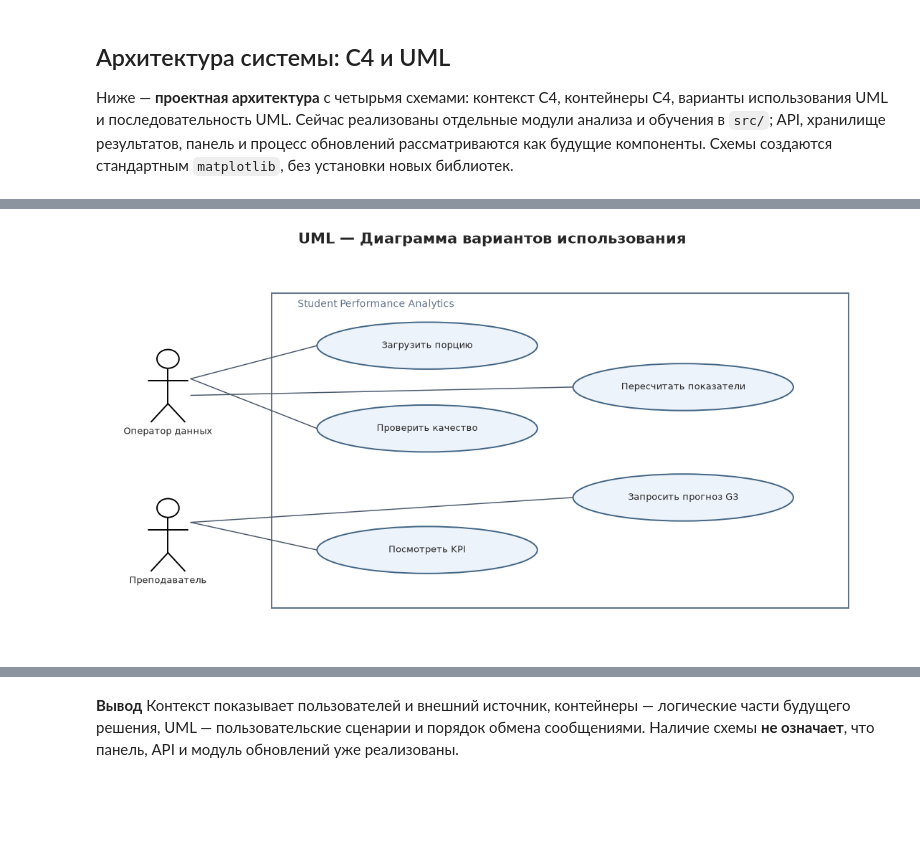
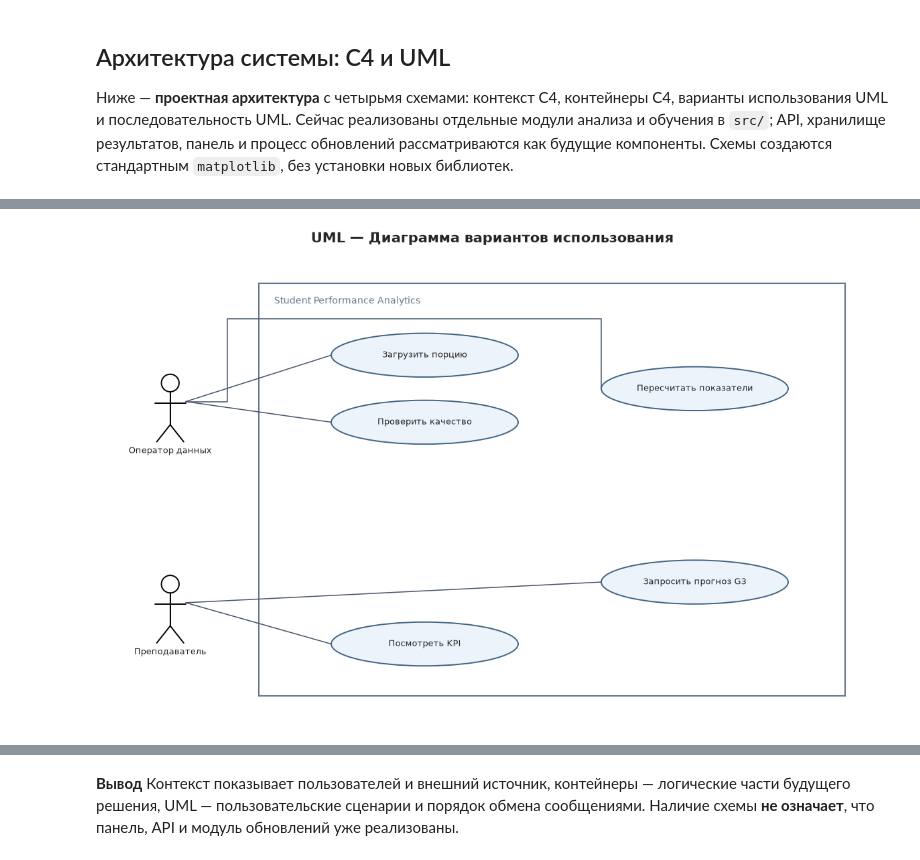
Before and after one commit to SladkyuLesha/student-performance-model, a Jupyter notebook: notebooks/02_data_analysis.ipynb, the cells around one changed output, grey strips where cells are left out. Saved outputs shown, nothing was run; the diff lists cells and outputs as text; code cells hidden in the pictures; blank space fills up the shorter version.

```diff
--- a/notebooks/02_data_analysis.ipynb
+++ b/notebooks/02_data_analysis.ipynb
@@ -901,38 +902,39 @@ show_diagram(fig, "c4_containers.png")
 # %%
 # UML Use Case — два действующих лица и основные сценарии.
-fig, ax = diagram_axis("UML — Диаграмма вариантов использования", figsize=(14, 7))
-ax.add_patch(Rectangle((2.6, 0.65), 8.9, 5.7, fill=False, lw=1.5, ec="#64748B"))
-ax.text(3.0, 6.1, "Student Performance Analytics", fontsize=10, color="#64748B")
+fig, ax = diagram_axis("UML — Диаграмма вариантов использования", figsize=(15, 9), xlim=(0, 15), ylim=(0, 9))
+ax.add_patch(Rectangle((3.0, 0.5), 11.3, 8.0, fill=False, lw=1.5, ec="#64748B"))
+ax.text(3.3, 8.1, "Student Performance Analytics", fontsize=10, color="#64748B")
 
 def actor(ax, x, y, name):
-    ax.add_patch(Circle((x, y+0.36), .17, facecolor="none", edgecolor="black", lw=1.4))
-    ax.plot([x,x], [y+0.18,y-0.45], color="black", lw=1.4)
-    ax.plot([x-.3,x+.3], [y-0.03,y-0.03], color="black", lw=1.4)
-    ax.plot([x,x-.26], [y-.45,y-.78], color="black", lw=1.4)
-    ax.plot([x,x+.26], [y-.45,y-.78], color="black", lw=1.4)
+    ax.add_patch(Circle((x, y+0.36), 0.17, facecolor="none", edgecolor="black", lw=1.4))
+    ax.plot([x, x], [y+0.18, y-0.45], color="black", lw=1.4)
+    ax.plot([x-0.3, x+0.3], [y-0.03, y-0.03], color="black", lw=1.4)
+    ax.plot([x, x-0.26], [y-0.45, y-0.78], color="black", lw=1.4)
+    ax.plot([x, x+0.26], [y-0.45, y-0.78], color="black", lw=1.4)
     ax.text(x, y-1.0, name, fontsize=9, ha="center")
 
 def case(ax, x, y, label):
-    ax.add_patch(Ellipse((x,y), 3.4, 0.85, facecolor="#EDF3FA", edgecolor="#416483", lw=1.4))
+    ax.add_patch(Ellipse((x, y), 3.6, 0.85, facecolor="#EDF3FA", edgecolor="#416483", lw=1.4))
     ax.text(x, y, label, ha="center", va="center", fontsize=9)
 
-def assoc(ax, x1, y1, x2, y2):
-    ax.plot([x1, x2], [y1, y2], lw=1.05, color="#475569")
+def assoc(ax, points):
+    xs, ys = zip(*points)
+    ax.plot(xs, ys, lw=1.1, color="#475569")
 
-actor(ax, 1.0, 4.8, "Оператор данных")
-actor(ax, 1.0, 2.1, "Преподаватель")
-case(ax, 5.0, 5.4, "Загрузить порцию")
-case(ax, 5.0, 3.9, "Проверить качество")
-case(ax, 8.95, 4.65, "Пересчитать показатели")
-case(ax, 8.95, 2.65, "Запросить прогноз G3")
-case(ax, 5.0, 1.7, "Посмотреть KPI")
-assoc(ax, 1.35, 4.8, 3.3, 5.4)
-assoc(ax, 1.35, 4.8, 3.3, 3.9)
-assoc(ax, 1.35, 4.5, 7.25, 4.65)
-assoc(ax, 1.35, 2.2, 3.3, 1.7)
-assoc(ax, 1.35, 2.2, 7.25, 2.65)
+actor(ax, 1.3, 6.2, "Оператор данных")
+actor(ax, 1.3, 2.3, "Преподаватель")
+case(ax, 6.2, 7.1, "Загрузить порцию")
+case(ax, 6.2, 5.8, "Проверить качество")
+case(ax, 11.4, 6.45, "Пересчитать показатели")
+case(ax, 11.4, 2.7, "Запросить прогноз G3")
+case(ax, 6.2, 1.5, "Посмотреть KPI")
+assoc(ax, [(1.6, 6.2), (4.4, 7.1)])
+assoc(ax, [(1.6, 6.2), (4.4, 5.8)])
+assoc(ax, [(1.6, 6.2), (2.4, 6.2), (2.4, 7.8), (9.6, 7.8), (9.6, 6.45)])
+assoc(ax, [(1.6, 2.3), (4.4, 1.5)])
+assoc(ax, [(1.6, 2.3), (9.6, 2.7)])
 show_diagram(fig, "uml_use_cases.png")
 # %% [output]
-[figure, old version]
+[figure, new version]
 # %%
 # UML Sequence — основной сценарий поступления порции.
```
Also changed, not shown: parts of 8 cells of this notebook, 43 other files.
